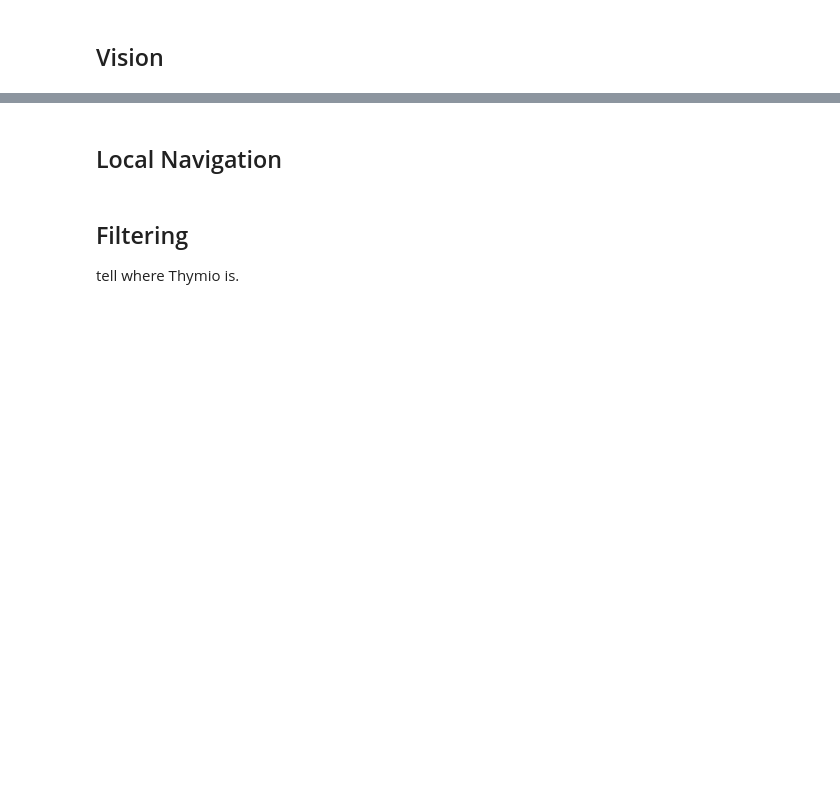
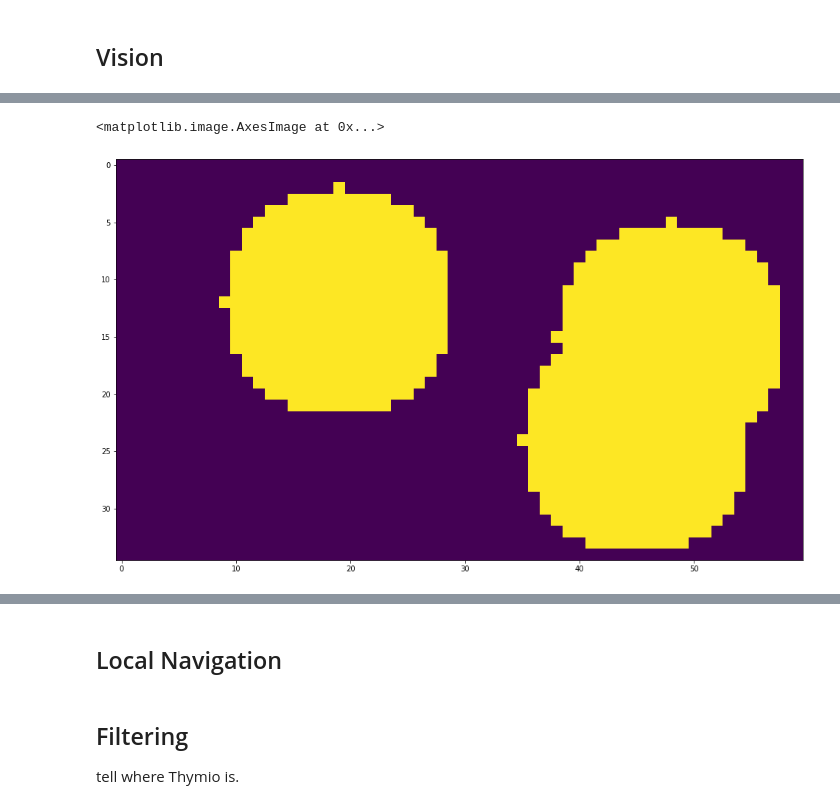
Before and after one commit to CharlieLeee/Mobile_Soccer, a Jupyter notebook: soccer_player.ipynb, the cells around one changed output, grey strips where cells are left out. Cells and saved outputs as stored; diff of their text form; code cells hidden in the pictures; blank space fills up the shorter version.

```diff
--- a/soccer_player.ipynb
+++ b/soccer_player.ipynb
@@ -19,0 +55,7 @@ planner =  PathPlanner(gmap)
+# %%
+from global_navigation import *
+planner =  PathPlanner(rmap, path_simplification=False)
+plt.imshow(planner.obs) # has auto enlarged the obs when load the map
+# %% [output]
+<matplotlib.image.AxesImage at 0x...>
+[figure, added]
```
Also changed, not shown: parts of 20 cells of this notebook, 4 other files.
